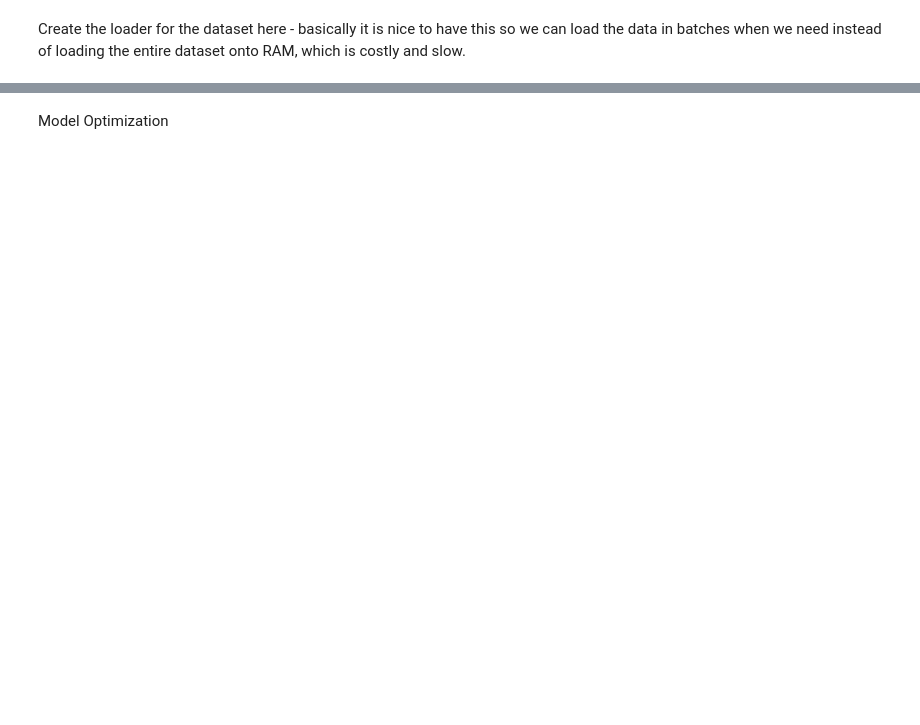
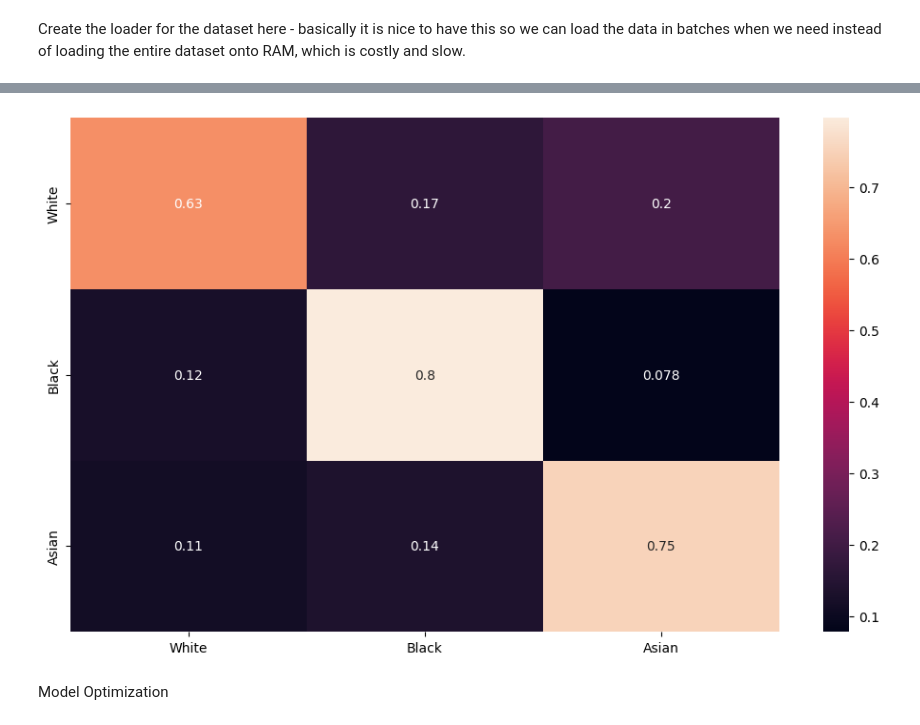
Before and after one commit to kennyerss/csci451-project, a Jupyter notebook: code/CS451.ipynb, the cells around one changed output, grey strips where cells are left out. Saved outputs shown, nothing was run; the diff lists cells and outputs as text; code cells hidden in the pictures; blank space fills up the shorter version.

```diff
--- a/code/CS451.ipynb
+++ b/code/CS451.ipynb
@@ -377,7 +601,7 @@ Define the dataset object here
 #train_dataset = ChestXrayDataset("/content/drive/Shareddrives/CSCI451/train", df_train_race_mod, race_is_white, IMAGE_SIZE, True)
 
 #train the dataset with the first 2000 images, this includes frontal and lateral images
-train_dataset = ChestXrayDataset("/content/drive/Shareddrives/CSCI451/train", df_patients_race[:1000], race_is_white, IMAGE_SIZE, True)
+train_dataset = ChestXrayDataset("/content/drive/Shareddrives/CSCI451/train", df_patients_bwa_equal[:6000], IMAGE_SIZE, True)
 
 #print(ChestXrayDataset.len(train_dataset))
 # %%
@@ -576,6 +808,10 @@ def test(model, testloader):
     # torch.no_grad creates an environment in which we do NOT store the
     # computational graph. We don't need to do this because we don't care about
     # gradients unless we're training
+
+    y_true = []
+    y_pred = []
+
     with torch.no_grad():
         for data, label in testloader:
             #X, y = data
@@ -599,6 +835,10 @@ def test(model, testloader):
 
             print("predicted: ",predicted)
 
+            y_pred.extend(predicted.data.cpu().numpy())
+
+            y_true.extend(y.data.cpu().numpy())
+
             # compute the accuracy
             total += y.size(0)
             correct += (predicted == y).sum().item()
@@ -606,6 +846,8 @@ def test(model, testloader):
             #print(total,correct)
 
     print(f'Test accuracy: {100 * correct // total} %')
+
+    return y_pred, y_true
 # %%
 !pip install torchxrayvision
 # %%
@@ -711,0 +1037,20 @@ test(model,val_dataloader)
+# %%
+val_dataset = ChestXrayDataset("/content/drive/Shareddrives/CSCI451/train", df_patients_race[120000:120400], IMAGE_SIZE, True)
+
+val_dataloader = DataLoader(dataset=val_dataset, batch_size=BATCH_SIZE, shuffle=False, num_workers=2, pin_memory=True)
+
+#train(model, train_dataloader, optimizer, k_epochs = 5, print_every = 20)
+y_pred_enet, y_true_enet = test(model,val_dataloader)
+
+from sklearn.metrics import confusion_matrix
+import seaborn as sns
+
+cf_matrix = confusion_matrix(y_true_enet, y_pred_enet)
+
+classes = ['White','Black','Asian','Other']
+
+df_cm = pd.DataFrame(cf_matrix / np.sum(cf_matrix, axis=1)[:, None], index = [i for i in classes],
+                     columns = [i for i in classes])
+plt.figure(figsize = (12,7))
+sns.heatmap(df_cm, annot=True)
+plt.savefig('output.png')
@@ -712,3 +1108,18 @@ test(model,val_dataloader)
+# %%
+from sklearn.metrics import confusion_matrix
+import seaborn as sns
+
+cf_matrix = confusion_matrix(y_true_enet, y_pred_enet)
+
+classes = ['White','Black','Asian']
+
+df_cm = pd.DataFrame(cf_matrix / np.sum(cf_matrix, axis=1)[:, None], index = [i for i in classes],
+                     columns = [i for i in classes])
+plt.figure(figsize = (12,7))
+sns.heatmap(df_cm, annot=True)
+plt.savefig('output.png')
+# %% [output]
+[figure, added]
 # %% [markdown]
 Model Optimization
 # %%
```
Also changed, not shown: parts of 41 cells of this notebook.
